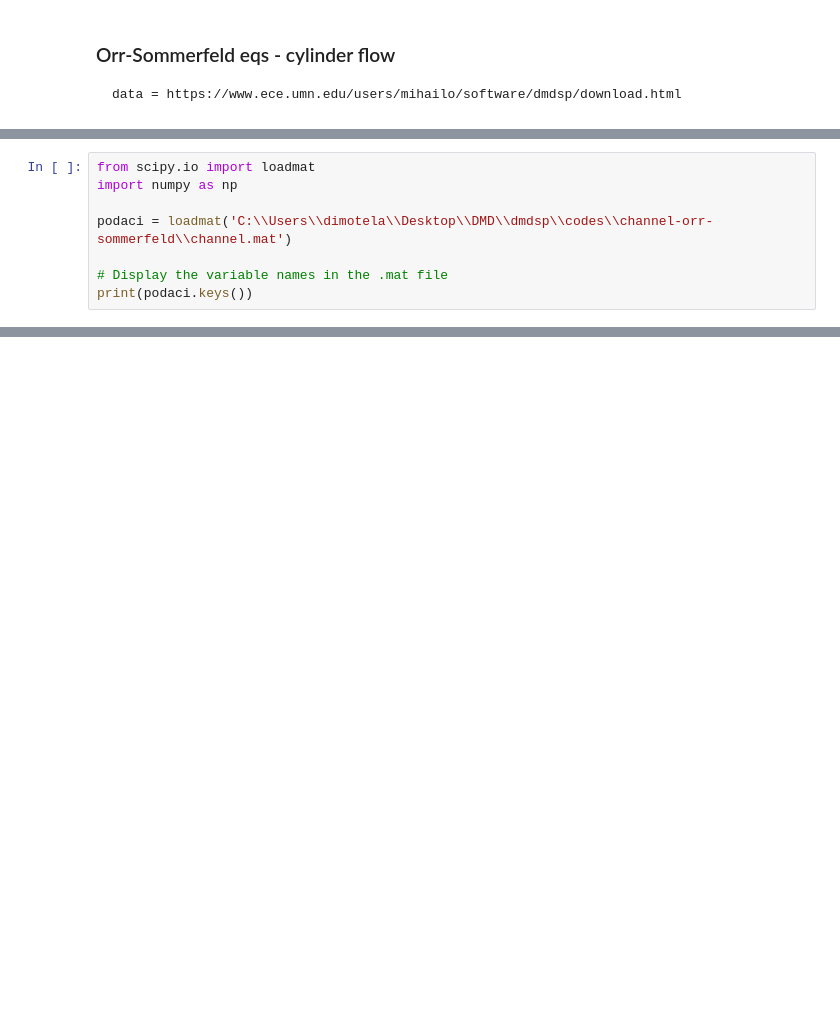
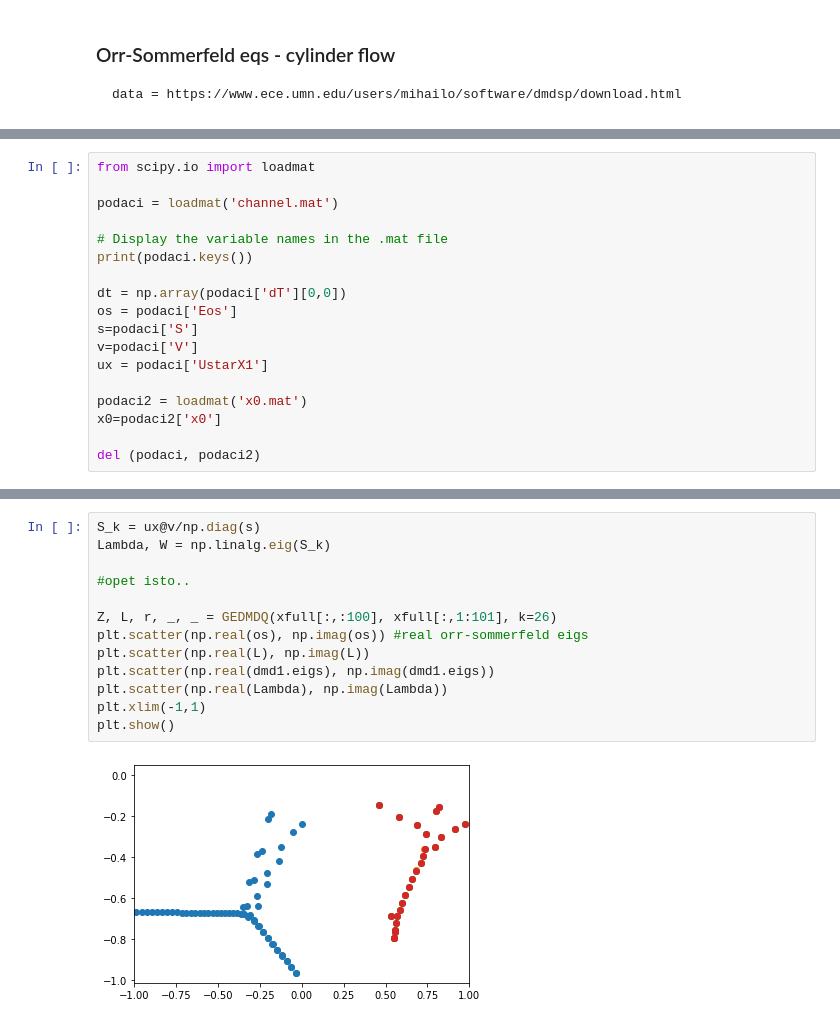
Before and after one commit to ela-d/DMD, a Jupyter notebook: Orr-Sommerfeld_example.ipynb, the cells around one changed output, grey strips where cells are left out. Saved outputs shown, nothing was run; the diff lists cells and outputs as text; blank space fills up the shorter version.

```diff
--- a/Orr-Sommerfeld_example.ipynb
+++ b/Orr-Sommerfeld_example.ipynb
@@ -5,9 +8,19 @@
 # %%
 from scipy.io import loadmat
-import numpy as np
 
-podaci = loadmat('C:\\Users\\dimotela\\Desktop\\DMD\\dmdsp\\codes\\channel-orr-sommerfeld\\channel.mat')
+podaci = loadmat('channel.mat')
 
 # Display the variable names in the .mat file
 print(podaci.keys())
+
+dt = np.array(podaci['dT'][0,0])
+os = podaci['Eos']
+s=podaci['S']
+v=podaci['V']
+ux = podaci['UstarX1']
+
+podaci2 = loadmat('x0.mat')
+x0=podaci2['x0']
+
+del (podaci, podaci2)
 # %% [output]
@@ -33,0 +125,15 @@ plt.show()
+# %%
+S_k = ux@v/np.diag(s)
+Lambda, W = np.linalg.eig(S_k)
+
+#opet isto..
+
+Z, L, r, _, _ = GEDMDQ(xfull[:,:100], xfull[:,1:101], k=26)
+plt.scatter(np.real(os), np.imag(os)) #real orr-sommerfeld eigs
+plt.scatter(np.real(L), np.imag(L))
+plt.scatter(np.real(dmd1.eigs), np.imag(dmd1.eigs))
+plt.scatter(np.real(Lambda), np.imag(Lambda))
+plt.xlim(-1,1)
+plt.show()
+# %% [output]
+[figure, added]
```
Also changed, not shown: parts of 12 cells of this notebook.
